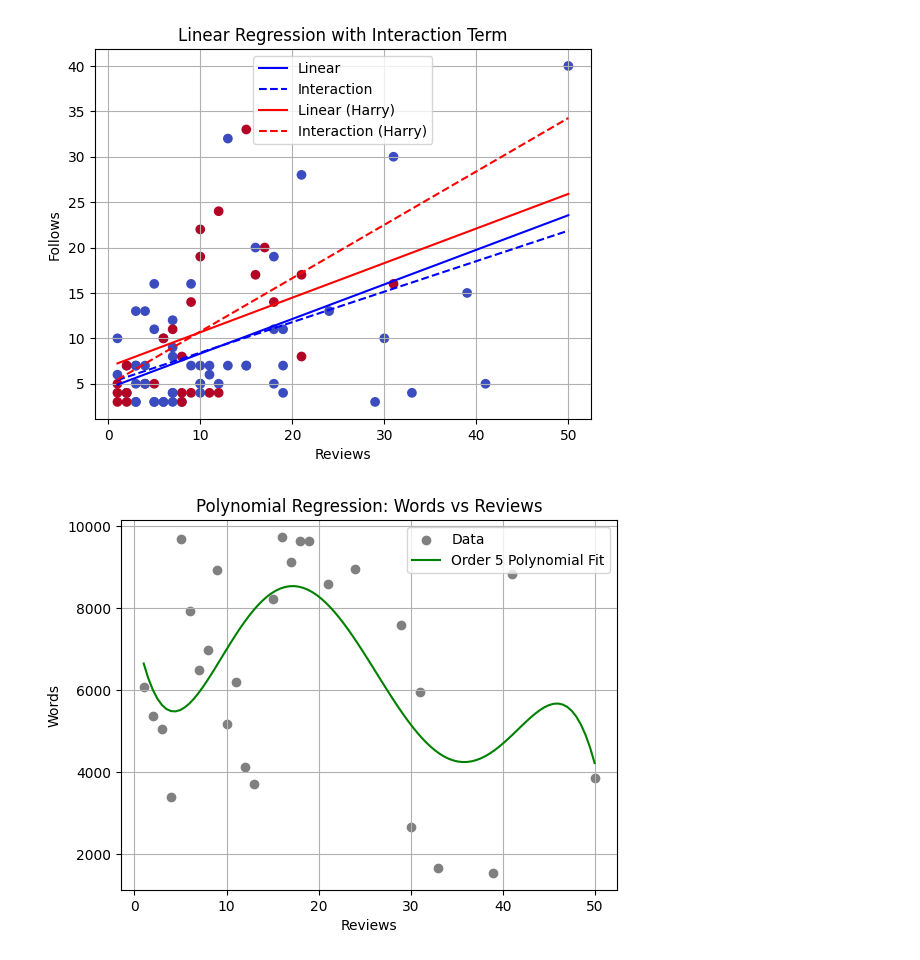
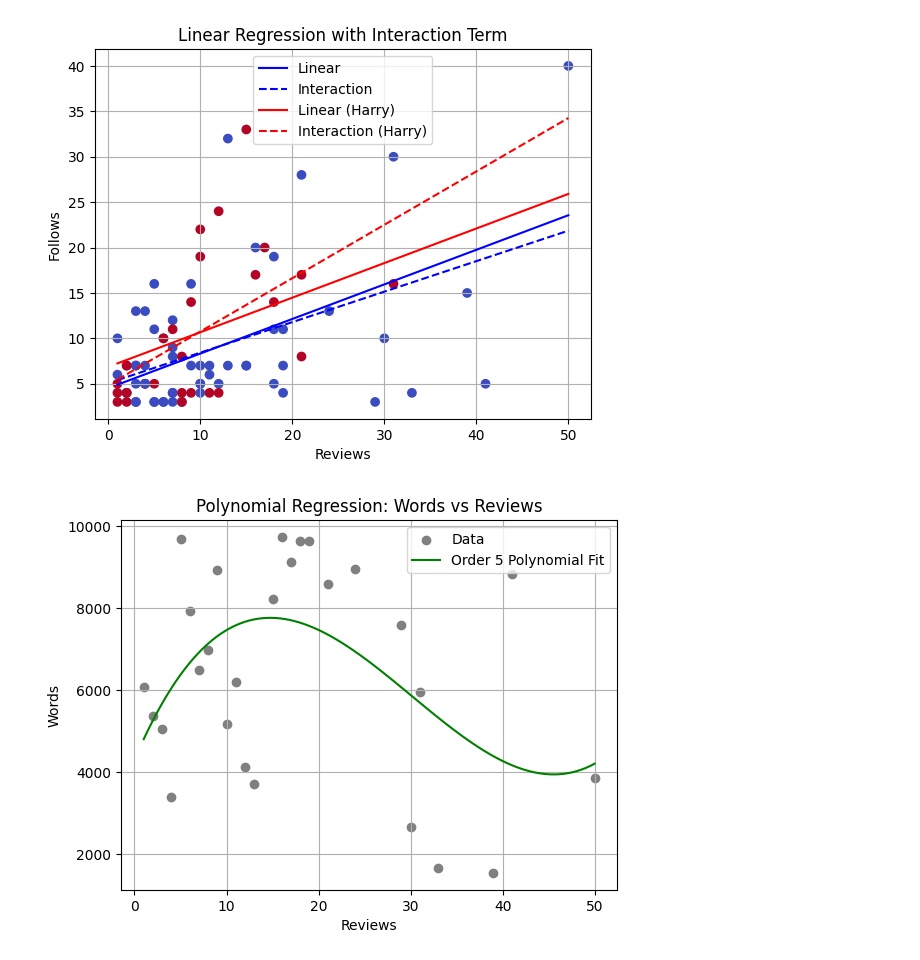
Before and after one commit to DipikaJothinathan/ML, a Jupyter notebook: Linear Regression/poly.ipynb, the cells around one changed output. Drawn from its saved outputs; the diff is of its cells as text; code cells hidden in the pictures.

```diff
--- a/Linear Regression/poly.ipynb
+++ b/Linear Regression/poly.ipynb
@@ -54,21 +54,21 @@ plt.show()
 # %%
 # Fit the polynomial regression model
 hp = hp.loc[hp.groupby('reviews')['words'].idxmax()].reset_index(drop=True)
-model_poly = sm.OLS.from_formula('words ~ reviews + np.power(reviews, 2) + np.power(reviews, 3)+ np.power(reviews, 4) + np.power(reviews, 5)', data=hp).fit()
+model_poly = sm.OLS.from_formula('words ~ reviews + np.power(reviews, 2) + np.power(reviews, 3)', data=hp).fit()
 
 # Generate predictions for plotting
 x_poly = np.linspace(hp['reviews'].min(), hp['reviews'].max(), 100)
 df_poly_pred = pd.DataFrame({'reviews': x_poly})
 y_poly_pred = model_poly.predict(df_poly_pred)
 
 # Plot the data and the polynomial fit
 plt.scatter(hp['reviews'], hp['words'], c='gray', label='Data')
 plt.plot(x_poly, y_poly_pred, color='green', label= f'Order {5} Polynomial Fit')
 plt.xlabel('Reviews')
 plt.ylabel('Words')
 plt.title('Polynomial Regression: Words vs Reviews')
 plt.legend()
 plt.grid()
 plt.show()
 # %% [output]
-[figure, old version]
+[figure, new version]
```
